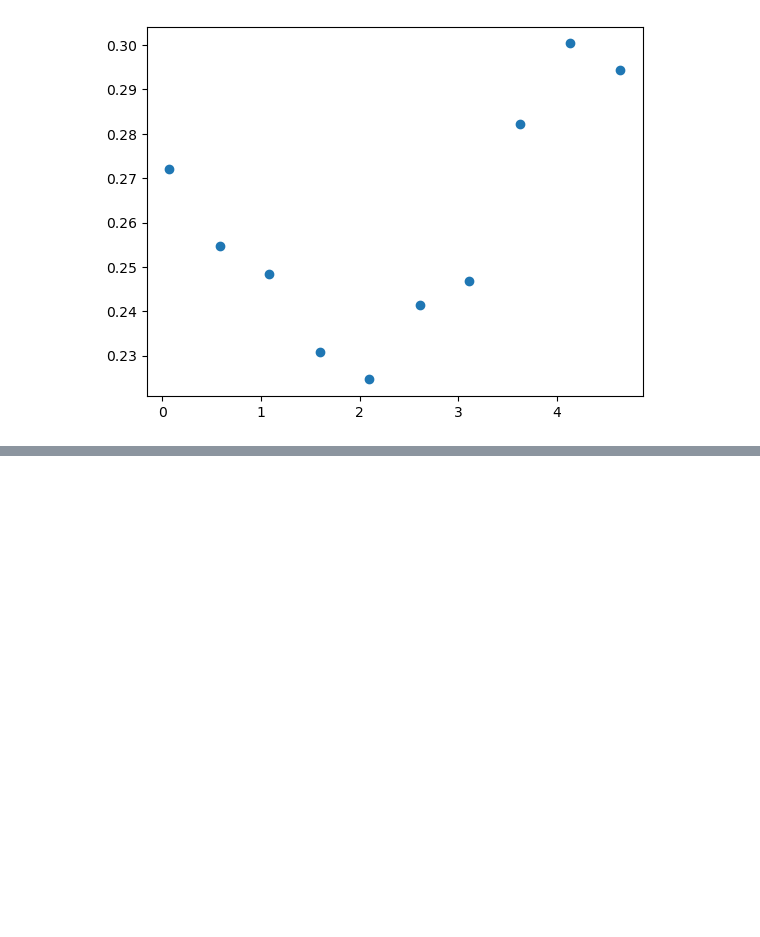
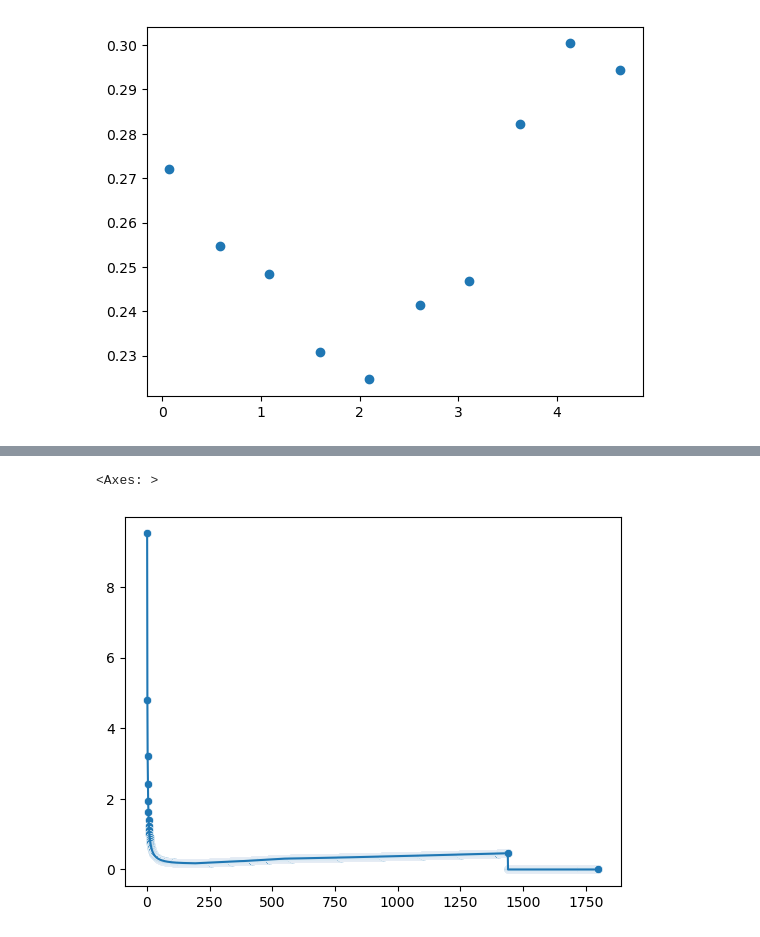
Before and after one commit to pinakin7/1856, a Jupyter notebook: Assignment 1/experiment.ipynb, the cells around one changed output, grey strips where cells are left out. Drawn from its saved outputs; the diff is of its cells as text; code cells hidden in the pictures; blank space fills up the shorter version.

```diff
--- a/Assignment 1/experiment.ipynb
+++ b/Assignment 1/experiment.ipynb
@@ -300,0 +319,6 @@ bonds.forward_rates[1]
+# %%
+sns.scatterplot(x = list(range(1,len(bonds.forward_rates[1]))), y=bonds.forward_rates[1][1:])
+sns.lineplot(x = list(range(1,len(bonds.forward_rates[1]))), y=bonds.forward_rates[1][1:])
+# %% [output]
+<Axes: >
+[figure, added]
```
Also changed, not shown: parts of 15 cells of this notebook, 2 other files.
